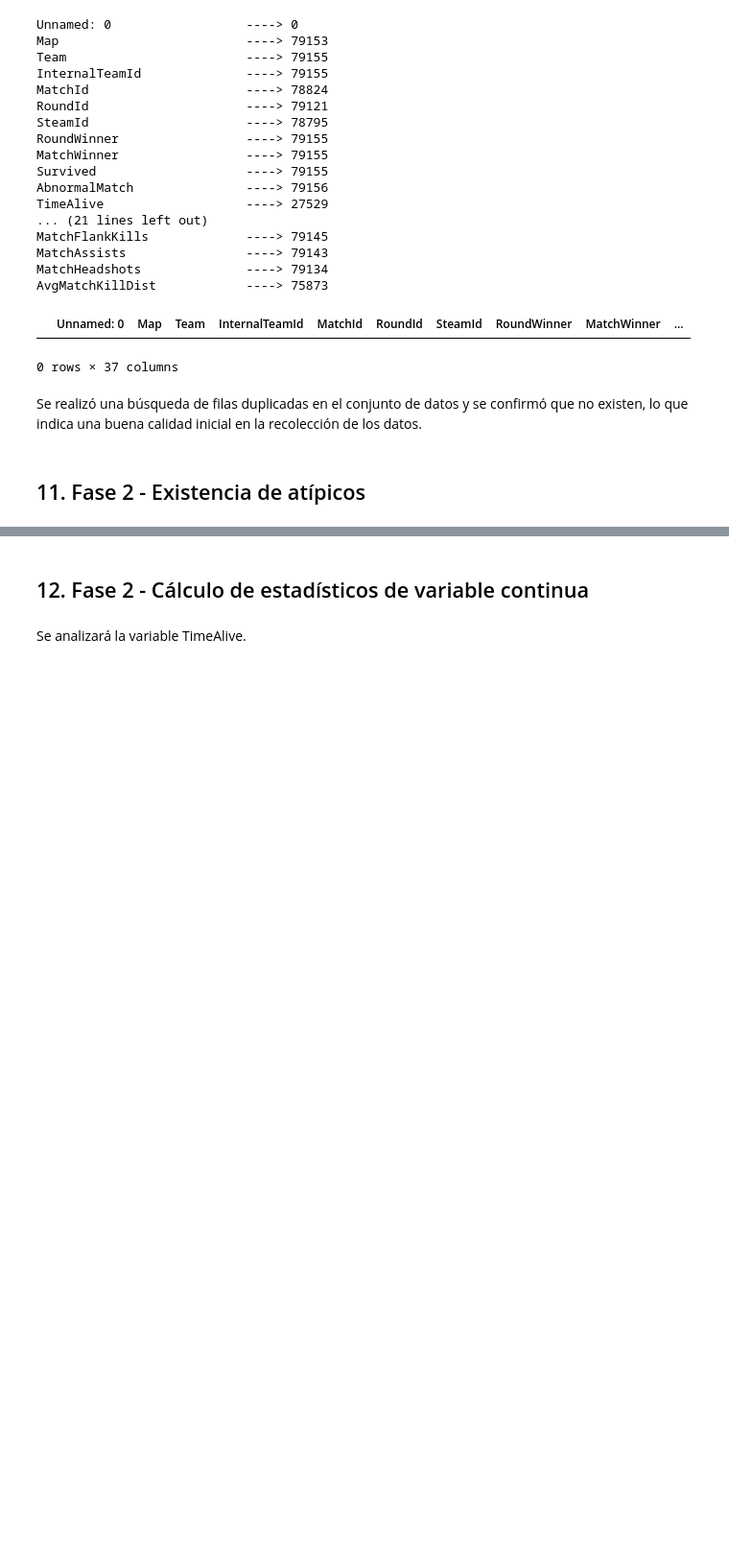
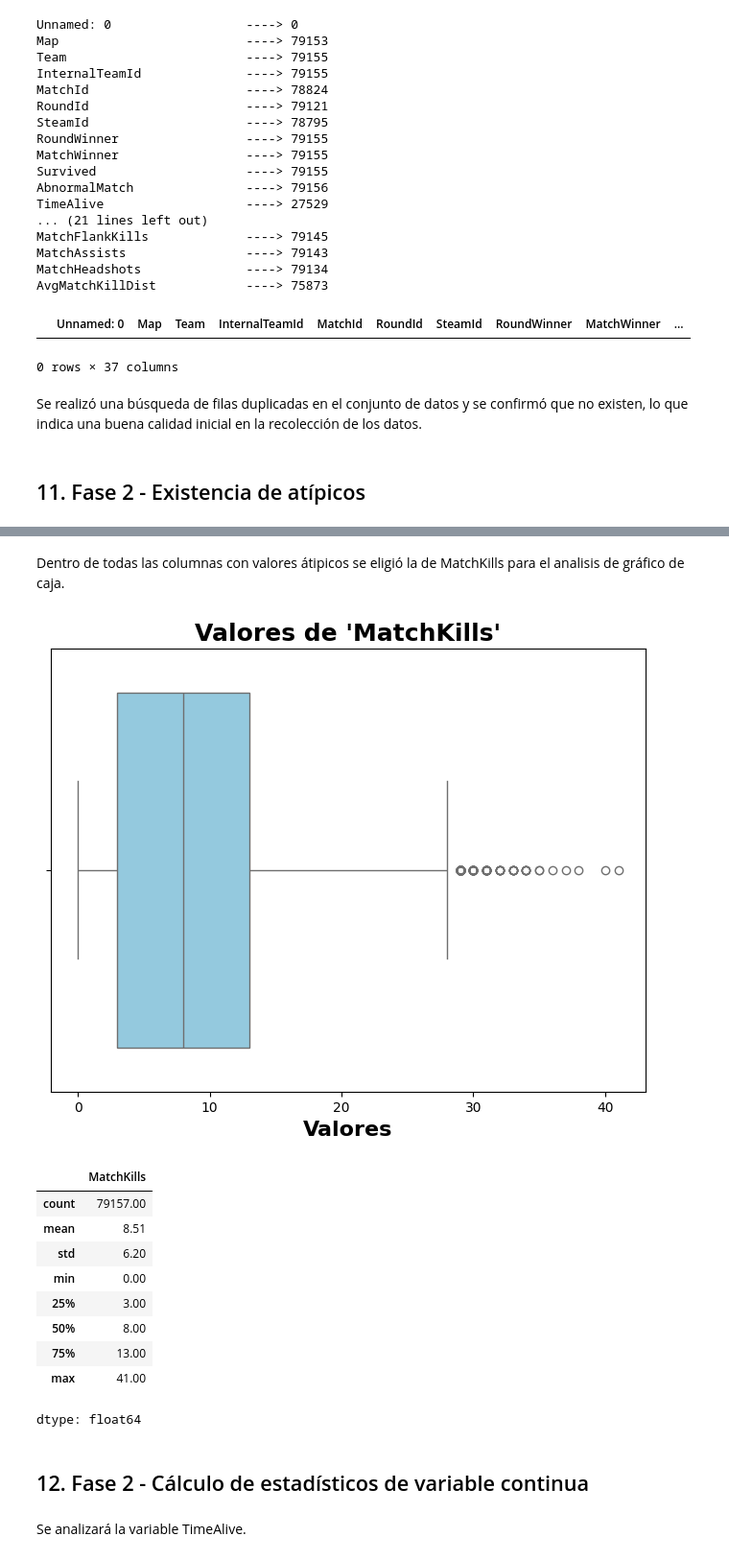
Before and after one commit to Qvverty72/FMY0100_2025_Entrega_1, a Jupyter notebook: FMY0100_2025_Entrega_1 (1).ipynb, the cells around one changed output, grey strips where cells are left out. Shown at 96% size. Cells and saved outputs as stored; diff of their text form; code cells hidden in the pictures; blank space fills up the shorter version.

```diff
--- a/FMY0100_2025_Entrega_1 (1).ipynb
+++ b/FMY0100_2025_Entrega_1 (1).ipynb
@@ -417,3 +419,25 @@ Se puede observar que hay datos de que se pegan hasta 5 headshots por ronda, per
+# %% [markdown]
+Dentro de todas las columnas con valores átipicos se eligió la de MatchKills para el analisis de gráfico de caja.
+# %%
+# Gráfico de caja
+plt.figure(figsize=(8, 6))
+sns.boxplot(x=df['MatchKills'], color='skyblue')
+plt.title("Valores de 'MatchKills'", fontsize=18, fontweight="bold")
+plt.xlabel('Valores', fontsize=16, fontweight="bold")
+plt.show()
+df['MatchKills'].describe().round(2)
+# %% [output]
+[figure, added]
+|  | MatchKills |
+| count | 79157.00 |
+| mean | 8.51 |
+| std | 6.20 |
+| min | 0.00 |
+| 25% | 3.00 |
+| 50% | 8.00 |
+| 75% | 13.00 |
+| max | 41.00 |
+dtype: float64
 # %% [markdown]
 ## 12. Fase 2 - Cálculo de estadísticos de variable continua
 # %% [markdown]
```
Also changed, not shown: parts of 23 cells of this notebook.
